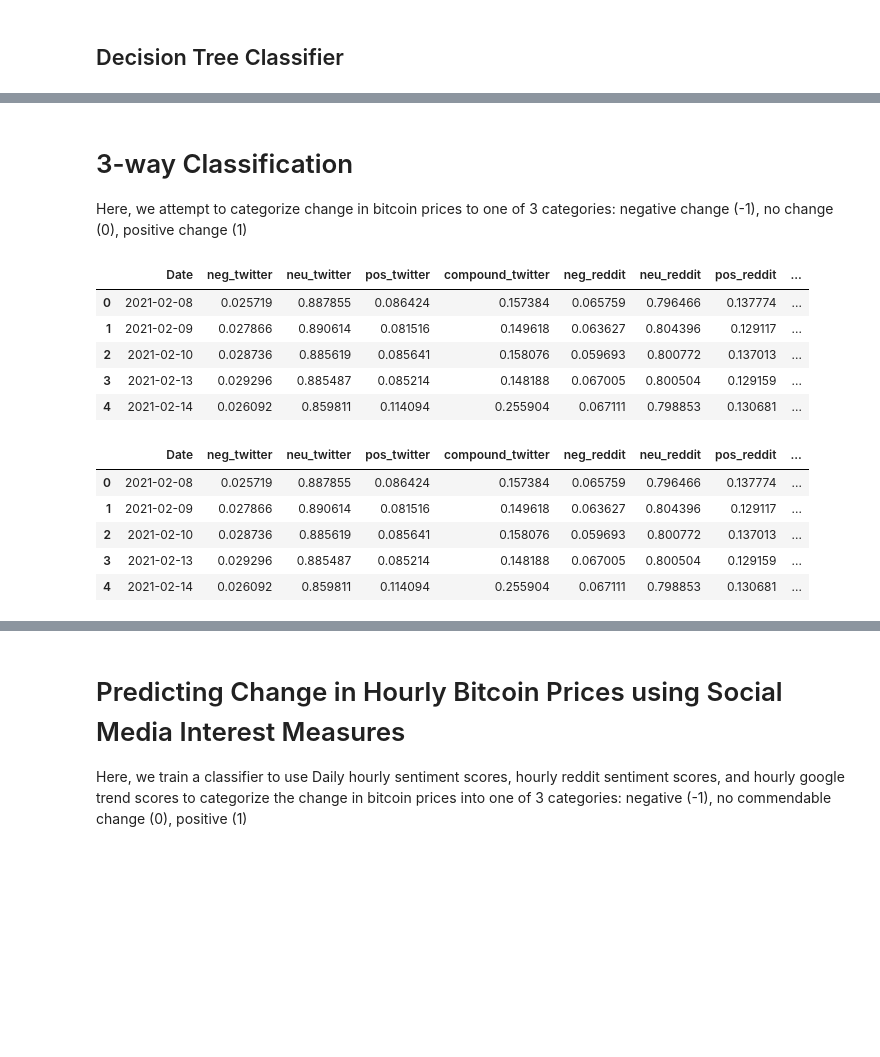
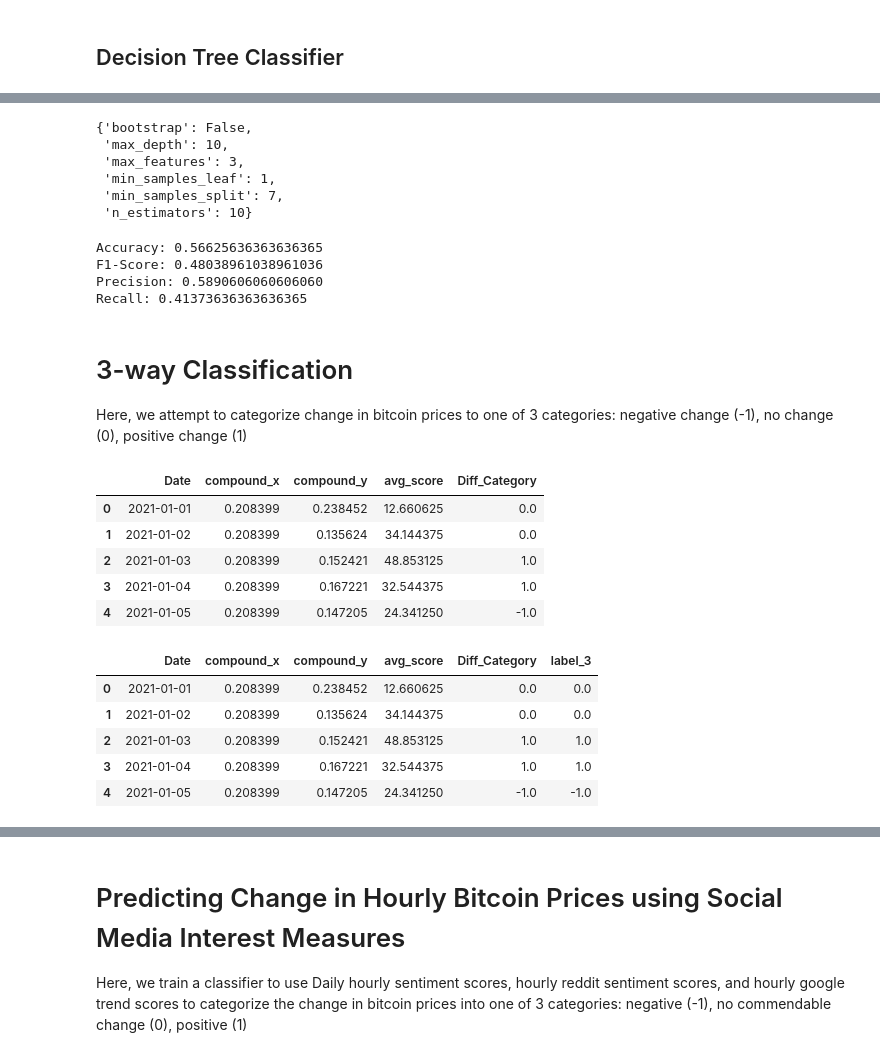
Before and after one commit to aashka-trivedi/cryptocurrency-and-public-sentiment, a Jupyter notebook: code/modelling/BitcoinPriceModel.ipynb, the cells around one changed output, grey strips where cells are left out. Saved outputs shown, nothing was run; the diff lists cells and outputs as text; code cells hidden in the pictures; blank space fills up the shorter version.

```diff
--- a/code/modelling/BitcoinPriceModel.ipynb
+++ b/code/modelling/BitcoinPriceModel.ipynb
@@ -65,9 +65,9 @@ twitter = twitter.rename(columns={"Day": "Date"})
 
 data = pd.DataFrame()
 data["Date"] = bitcoin["Date"]
-data = data.merge(twitter, on='Date')
-data = data.merge(reddit, on='Date')
-data = data.merge(trends, on='Date')
-data = data.merge(bitcoin, on='Date')
+data = data.merge(twitter[['Date','compound']], on='Date',how='outer')
+data = data.merge(reddit[['Date','compound']], on='Date', how='outer')
+data = data.merge(trends[['Date', 'avg_score']], on='Date',how='outer')
+data = data.merge(bitcoin[['Date','Diff_Category']], on='Date',how='outer')
 data.head()
 # %% [output]
@@ -106,0 +98,8 @@ Index(['Date', 'neg_twitter', 'neu_twitter', 'pos_twitter', 'compound_twitter',
+# %%
+#Drop all values for which we dont have the bitcoin price category
+data = data.dropna(subset=['Diff_Category'])
+#drop all values for which both twitter and reddit scores are missing
+data = data.dropna(thresh=4)
+#Fill NAN values with the mean
+data = data.fillna(data.mean())
+data.tail()
@@ -188,3 +263,29 @@ Recall:  0.36363636363636365
+# %%
+grid_search.best_params_
+# %% [output]
+{'bootstrap': False,
+ 'max_depth': 10,
+ 'max_features': 3,
+ 'min_samples_leaf': 1,
+ 'min_samples_split': 7,
+ 'n_estimators': 10}
+# %%
+#Train Model
+clf = RandomForestClassifier(bootstrap=False, max_depth=10, max_features=3 , min_samples_leaf=1, min_samples_split=7, n_estimators = 10)
+clf.fit(X_train, y_train)
+
+#Predict
+y_pred = clf.predict(X_test)
+#Evaluate Model
+print("Accuracy: ", metrics.accuracy_score(y_test, y_pred))
+print("F1-Score: ", metrics.f1_score(y_test, y_pred, average='weighted'))
+print("Precision: ", metrics.precision_score(y_test, y_pred, average='weighted'))
+print("Recall: ", metrics.recall_score(y_test, y_pred, average='weighted'))
+# %% [output]
+Accuracy: 0.56625636363636365
+F1-Score: 0.48038961038961036
+Precision: 0.5890606060606060
+Recall: 0.41373636363636365
 # %% [markdown]
 # 3-way Classification
 
@@ -192,26 +293,26 @@ Here, we attempt to categorize change in bitcoin prices to one of 3 categories:
 # %%
 data.head()
 # %% [output]
-|  | Date | neg_twitter | neu_twitter | pos_twitter | compound_twitter | neg_reddit | neu_reddit | pos_reddit | ... |
-| 0 | 2021-02-08 | 0.025719 | 0.887855 | 0.086424 | 0.157384 | 0.065759 | 0.796466 | 0.137774 | ... |
-| 1 | 2021-02-09 | 0.027866 | 0.890614 | 0.081516 | 0.149618 | 0.063627 | 0.804396 | 0.129117 | ... |
-| 2 | 2021-02-10 | 0.028736 | 0.885619 | 0.085641 | 0.158076 | 0.059693 | 0.800772 | 0.137013 | ... |
-| 3 | 2021-02-13 | 0.029296 | 0.885487 | 0.085214 | 0.148188 | 0.067005 | 0.800504 | 0.129159 | ... |
-| 4 | 2021-02-14 | 0.026092 | 0.859811 | 0.114094 | 0.255904 | 0.067111 | 0.798853 | 0.130681 | ... |
+|  | Date | compound_x | compound_y | avg_score | Diff_Category |
+| 0 | 2021-01-01 | 0.208399 | 0.238452 | 12.660625 | 0.0 |
+| 1 | 2021-01-02 | 0.208399 | 0.135624 | 34.144375 | 0.0 |
+| 2 | 2021-01-03 | 0.208399 | 0.152421 | 48.853125 | 1.0 |
+| 3 | 2021-01-04 | 0.208399 | 0.167221 | 32.544375 | 1.0 |
+| 4 | 2021-01-05 | 0.208399 | 0.147205 | 24.341250 | -1.0 |
 # %%
 #Transform Label
-data.loc[data['label'] >0, 'label_3'] = 1
-data.loc[data['label'] <0, 'label_3'] = -1
-data.loc[data['label'] ==0, 'label_3'] = 0
+data.loc[data['Diff_Category'] >0, 'label_3'] = 1
+data.loc[data['Diff_Category'] <0, 'label_3'] = -1
+data.loc[data['Diff_Category'] ==0, 'label_3'] = 0
 
 data.head()
 # %% [output]
-|  | Date | neg_twitter | neu_twitter | pos_twitter | compound_twitter | neg_reddit | neu_reddit | pos_reddit | ... |
-| 0 | 2021-02-08 | 0.025719 | 0.887855 | 0.086424 | 0.157384 | 0.065759 | 0.796466 | 0.137774 | ... |
-| 1 | 2021-02-09 | 0.027866 | 0.890614 | 0.081516 | 0.149618 | 0.063627 | 0.804396 | 0.129117 | ... |
-| 2 | 2021-02-10 | 0.028736 | 0.885619 | 0.085641 | 0.158076 | 0.059693 | 0.800772 | 0.137013 | ... |
-| 3 | 2021-02-13 | 0.029296 | 0.885487 | 0.085214 | 0.148188 | 0.067005 | 0.800504 | 0.129159 | ... |
-| 4 | 2021-02-14 | 0.026092 | 0.859811 | 0.114094 | 0.255904 | 0.067111 | 0.798853 | 0.130681 | ... |
+|  | Date | compound_x | compound_y | avg_score | Diff_Category | label_3 |
+| 0 | 2021-01-01 | 0.208399 | 0.238452 | 12.660625 | 0.0 | 0.0 |
+| 1 | 2021-01-02 | 0.208399 | 0.135624 | 34.144375 | 0.0 | 0.0 |
+| 2 | 2021-01-03 | 0.208399 | 0.152421 | 48.853125 | 1.0 | 1.0 |
+| 3 | 2021-01-04 | 0.208399 | 0.167221 | 32.544375 | 1.0 | 1.0 |
+| 4 | 2021-01-05 | 0.208399 | 0.147205 | 24.341250 | -1.0 | -1.0 |
 # %%
 #get training and test data
 #Using only compound sentiment score, and average google trend score
```
Also changed, not shown: parts of 35 cells of this notebook, 2 other files.
